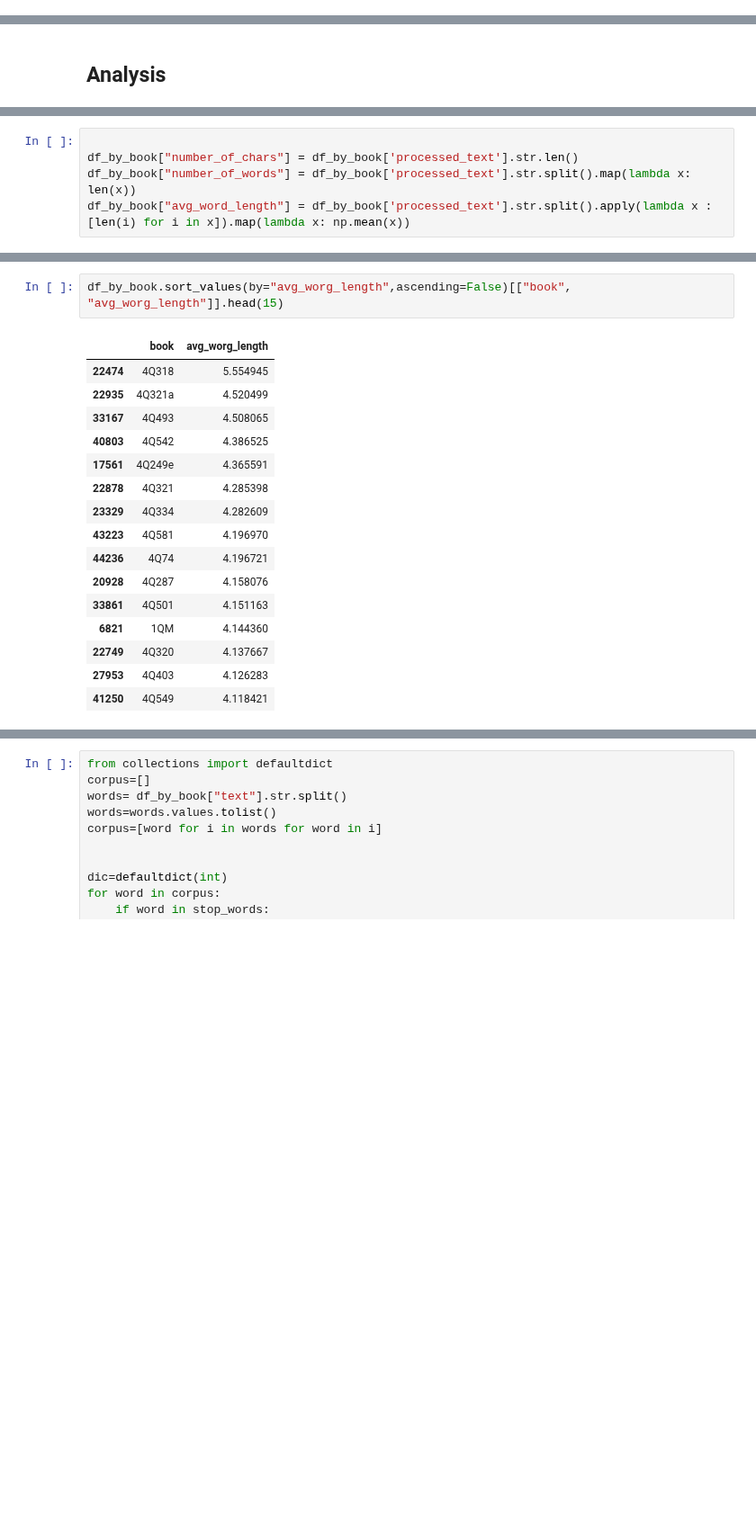
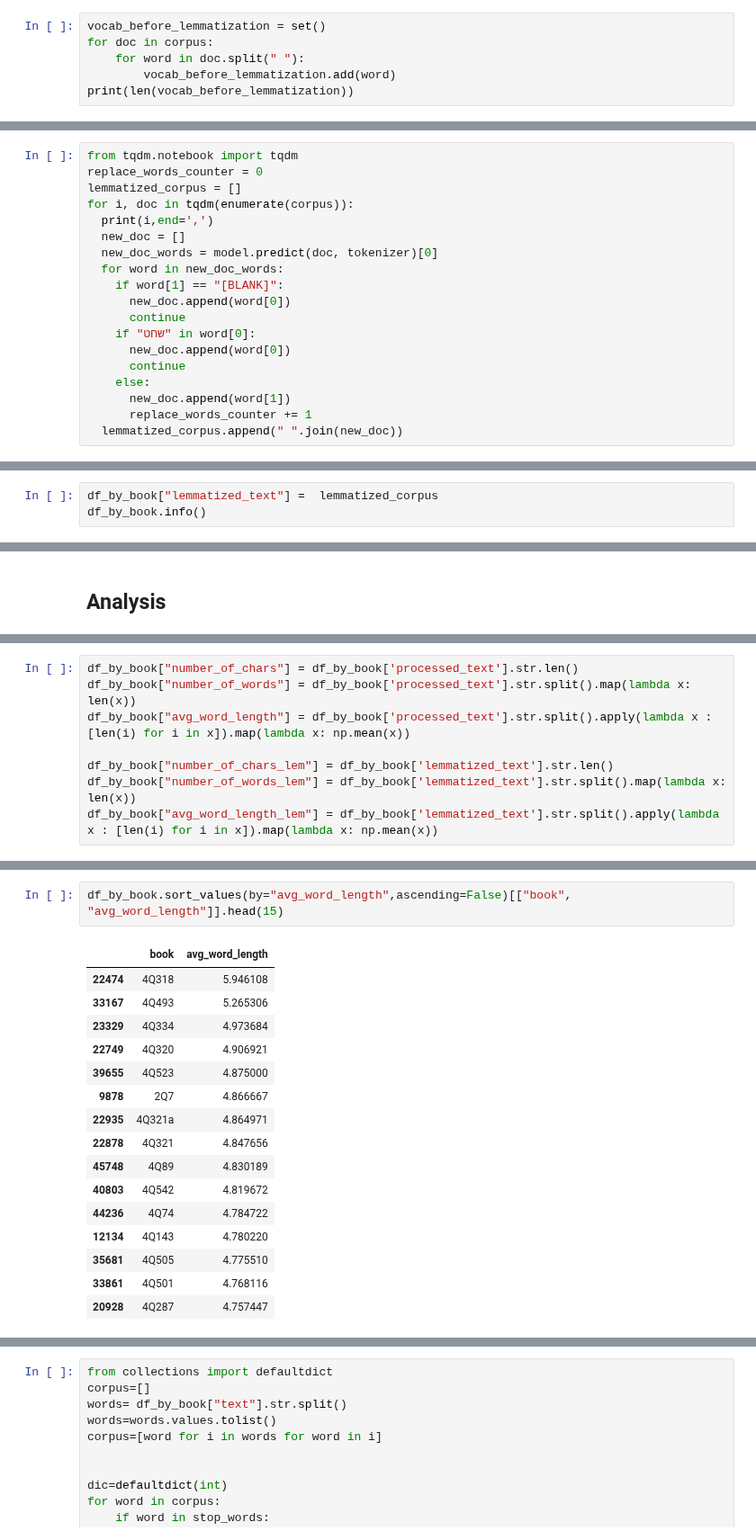
Before and after one commit to yonatanlou/QumranNLP, a Jupyter notebook: notebooks/1.0-EDA.ipynb, the cells around one changed output, grey strips where cells are left out. Shown at 90% size. Saved outputs shown, nothing was run; the diff lists cells and outputs as text; blank space fills up the shorter version.

```diff
--- a/notebooks/1.0-EDA.ipynb
+++ b/notebooks/1.0-EDA.ipynb
@@ -155,0 +157,6 @@ for i, doc in enumerate(df_by_book['text']):
+# %%
+vocab_before_lemmatization = set()
+for doc in corpus:
+    for word in doc.split(" "):
+        vocab_before_lemmatization.add(word)
+print(len(vocab_before_lemmatization))
@@ -155,0 +165,19 @@ for i, doc in enumerate(df_by_book['text']):
+# %%
+from tqdm.notebook import tqdm
+replace_words_counter = 0
+lemmatized_corpus = []
+for i, doc in tqdm(enumerate(corpus)):
+  print(i,end=',')
+  new_doc = []
+  new_doc_words = model.predict(doc, tokenizer)[0]
+  for word in new_doc_words:
+    if word[1] == "[BLANK]":
+      new_doc.append(word[0])
+      continue
+    if "שחט" in word[0]:
+      new_doc.append(word[0])
+      continue
+    else:
+      new_doc.append(word[1])
+      replace_words_counter += 1
+  lemmatized_corpus.append(" ".join(new_doc))
@@ -155,0 +197,3 @@ for i, doc in enumerate(df_by_book['text']):
+# %%
+df_by_book["lemmatized_text"] =  lemmatized_corpus
+df_by_book.info()
@@ -175,5 +219,8 @@ df_by_book
 # %%
-
 df_by_book["number_of_chars"] = df_by_book['processed_text'].str.len()
 df_by_book["number_of_words"] = df_by_book['processed_text'].str.split().map(lambda x: len(x))
 df_by_book["avg_word_length"] = df_by_book['processed_text'].str.split().apply(lambda x : [len(i) for i in x]).map(lambda x: np.mean(x))
+
+df_by_book["number_of_chars_lem"] = df_by_book['lemmatized_text'].str.len()
+df_by_book["number_of_words_lem"] = df_by_book['lemmatized_text'].str.split().map(lambda x: len(x))
+df_by_book["avg_word_length_lem"] = df_by_book['lemmatized_text'].str.split().apply(lambda x : [len(i) for i in x]).map(lambda x: np.mean(x))
@@ -218,19 +277,19 @@ df_by_book.sort_values(by="number_of_words",ascending=False)[["book", "number_of
 # %%
-df_by_book.sort_values(by="avg_worg_length",ascending=False)[["book", "avg_worg_length"]].head(15)
+df_by_book.sort_values(by="avg_word_length",ascending=False)[["book", "avg_word_length"]].head(15)
 # %% [output]
-|  | book | avg_worg_length |
-| 22474 | 4Q318 | 5.554945 |
-| 22935 | 4Q321a | 4.520499 |
-| 33167 | 4Q493 | 4.508065 |
-| 40803 | 4Q542 | 4.386525 |
-| 17561 | 4Q249e | 4.365591 |
-| 22878 | 4Q321 | 4.285398 |
-| 23329 | 4Q334 | 4.282609 |
-| 43223 | 4Q581 | 4.196970 |
-| 44236 | 4Q74 | 4.196721 |
-| 20928 | 4Q287 | 4.158076 |
-| 33861 | 4Q501 | 4.151163 |
-| 6821 | 1QM | 4.144360 |
-| 22749 | 4Q320 | 4.137667 |
-| 27953 | 4Q403 | 4.126283 |
-| 41250 | 4Q549 | 4.118421 |
+|  | book | avg_word_length |
+| 22474 | 4Q318 | 5.946108 |
+| 33167 | 4Q493 | 5.265306 |
+| 23329 | 4Q334 | 4.973684 |
+| 22749 | 4Q320 | 4.906921 |
+| 39655 | 4Q523 | 4.875000 |
+| 9878 | 2Q7 | 4.866667 |
+| 22935 | 4Q321a | 4.864971 |
+| 22878 | 4Q321 | 4.847656 |
+| 45748 | 4Q89 | 4.830189 |
+| 40803 | 4Q542 | 4.819672 |
+| 44236 | 4Q74 | 4.784722 |
+| 12134 | 4Q143 | 4.780220 |
+| 35681 | 4Q505 | 4.775510 |
+| 33861 | 4Q501 | 4.768116 |
+| 20928 | 4Q287 | 4.757447 |
```
Also changed, not shown: parts of 30 cells of this notebook.
